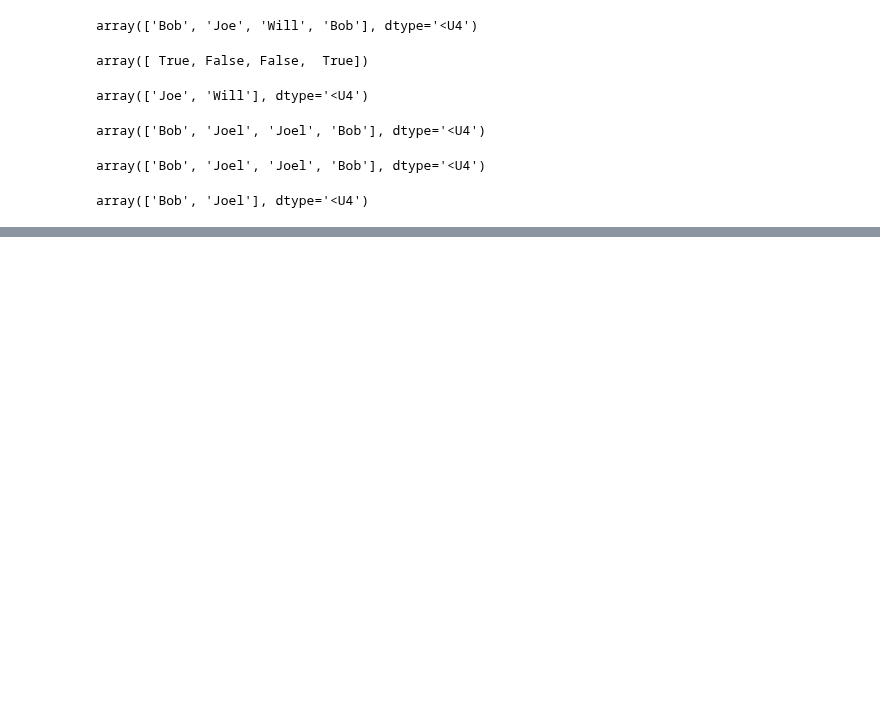
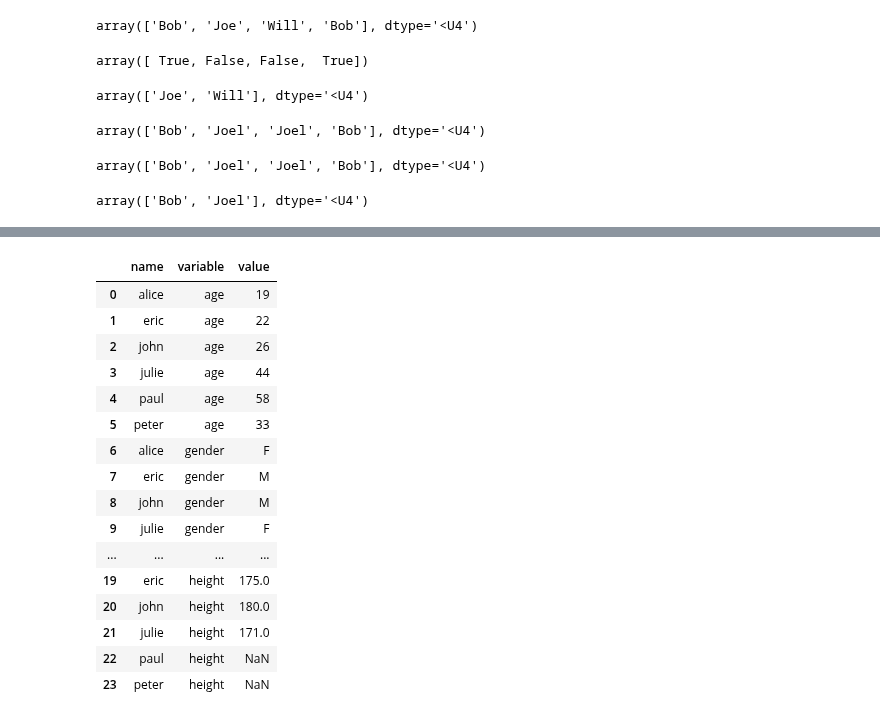
Before and after one commit to aaronjoel/HalStatMLPy, a Jupyter notebook: HAL1.ipynb, the cells around one changed output, grey strips where cells are left out. Cells and saved outputs as stored; diff of their text form; code cells hidden in the pictures; blank space fills up the shorter version.

```diff
--- a/HAL1.ipynb
+++ b/HAL1.ipynb
@@ -2597,0 +2997,21 @@ array(['Bob', 'Joel'], dtype='<U4')
+# %%
+staked = pd.melt(users, id_vars='name',  var_name='variable', value_name='value')
+staked
+# %% [output]
+|  | name | variable | value |
+| 0 | alice | age | 19 |
+| 1 | eric | age | 22 |
+| 2 | john | age | 26 |
+| 3 | julie | age | 44 |
+| 4 | paul | age | 58 |
+| 5 | peter | age | 33 |
+| 6 | alice | gender | F |
+| 7 | eric | gender | M |
+| 8 | john | gender | M |
+| 9 | julie | gender | F |
+| ... | ... | ... | ... |
+| 19 | eric | height | 175.0 |
+| 20 | john | height | 180.0 |
+| 21 | julie | height | 171.0 |
+| 22 | paul | height | NaN |
+| 23 | peter | height | NaN |
```
Also changed, not shown: parts of 90 cells of this notebook.
